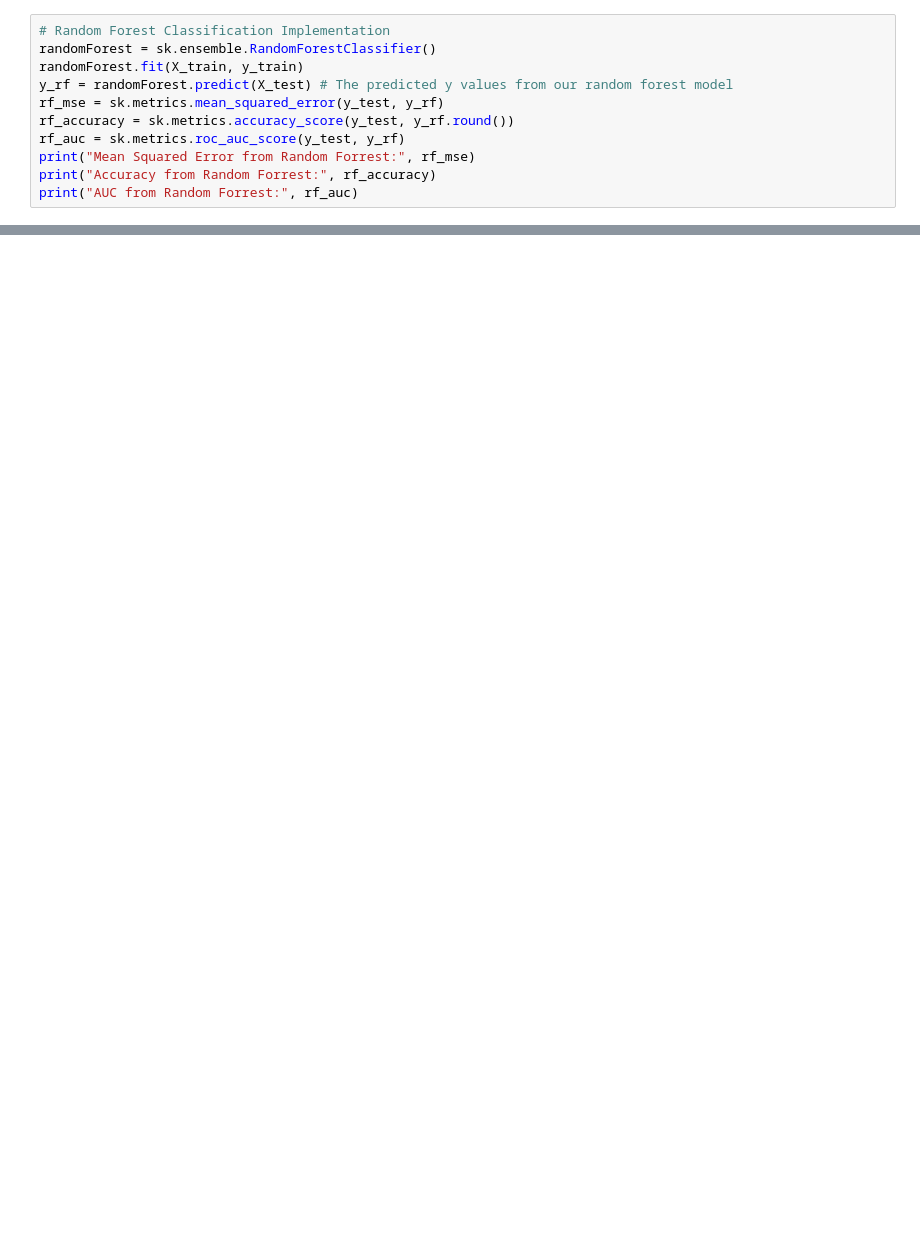
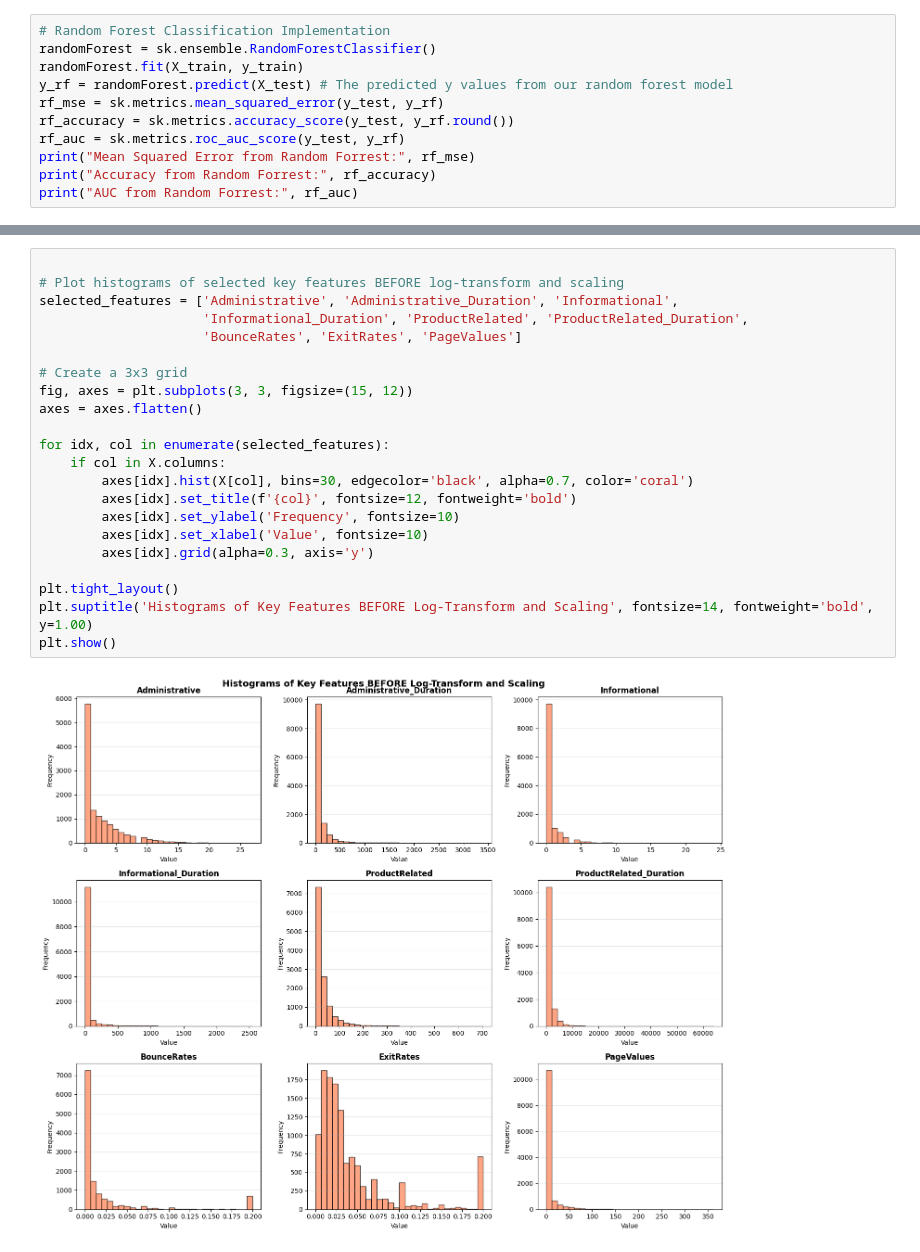
Before and after one commit to azhang413/OnlinePurchaseRetentionSTAT441, a Jupyter notebook: report.ipynb, the cells around one changed output, grey strips where cells are left out. Drawn from its saved outputs; the diff is of its cells as text; blank space fills up the shorter version.

```diff
--- a/report.ipynb
+++ b/report.ipynb
@@ -144,0 +398,24 @@ print("AUC from Random Forrest:", rf_auc)
+# %%
+
+# Plot histograms of selected key features BEFORE log-transform and scaling
+selected_features = ['Administrative', 'Administrative_Duration', 'Informational',
+                     'Informational_Duration', 'ProductRelated', 'ProductRelated_Duration',
+                     'BounceRates', 'ExitRates', 'PageValues']
+
+# Create a 3x3 grid
+fig, axes = plt.subplots(3, 3, figsize=(15, 12))
+axes = axes.flatten()
+
+for idx, col in enumerate(selected_features):
+    if col in X.columns:
+        axes[idx].hist(X[col], bins=30, edgecolor='black', alpha=0.7, color='coral')
+        axes[idx].set_title(f'{col}', fontsize=12, fontweight='bold')
+        axes[idx].set_ylabel('Frequency', fontsize=10)
+        axes[idx].set_xlabel('Value', fontsize=10)
+        axes[idx].grid(alpha=0.3, axis='y')
+
+plt.tight_layout()
+plt.suptitle('Histograms of Key Features BEFORE Log-Transform and Scaling', fontsize=14, fontweight='bold', y=1.00)
+plt.show()
+# %% [output]
+[figure, added]
```
Also changed, not shown: parts of 10 cells of this notebook, 11 other files.
